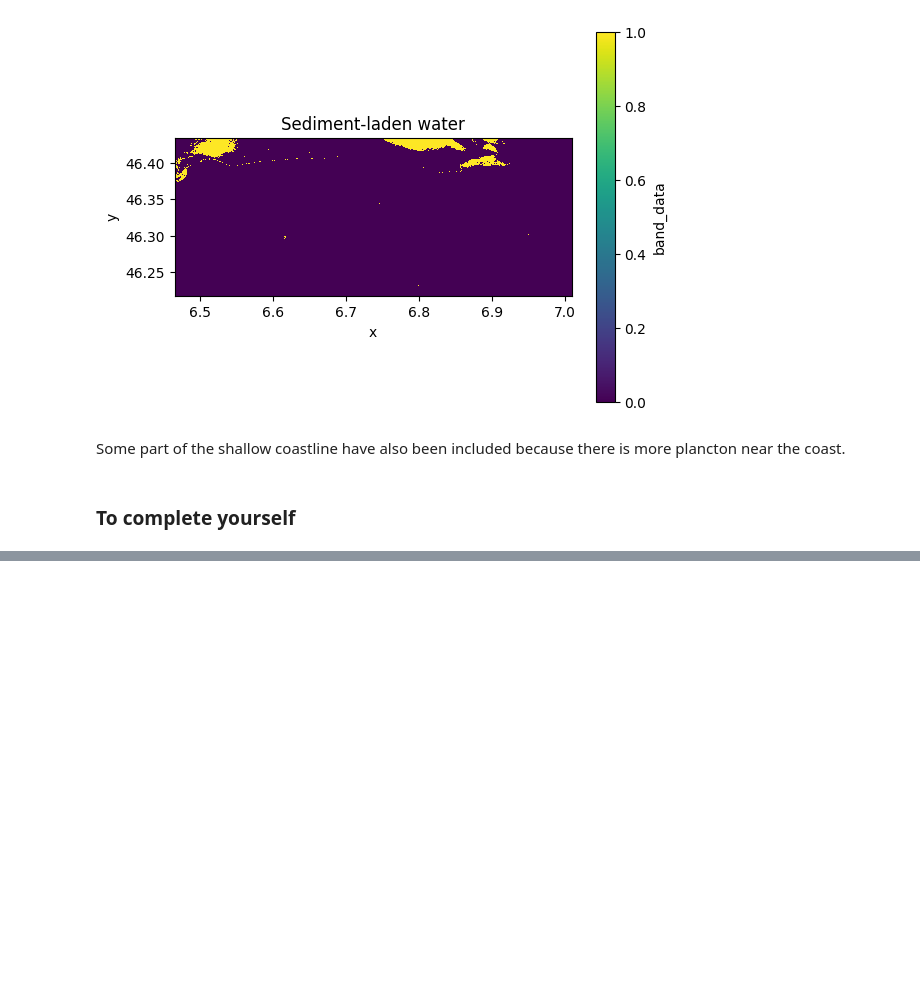
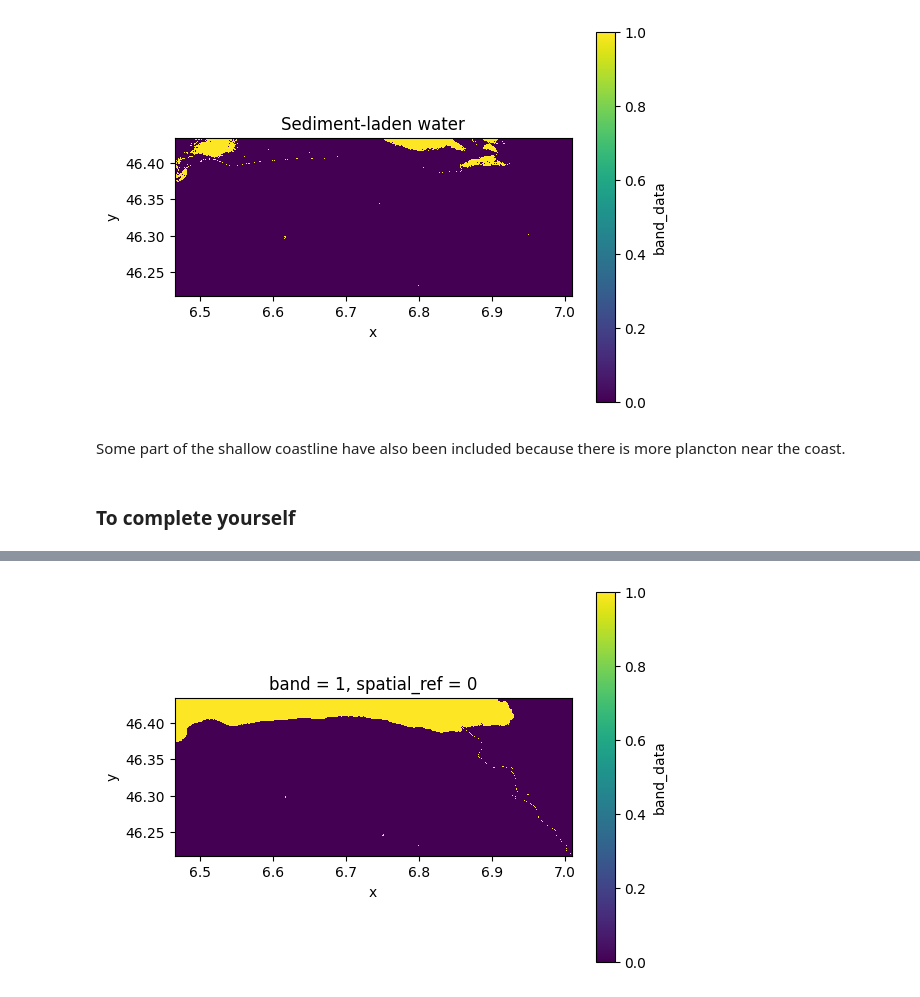
Before and after one commit to LucaSchaerz/REMOTESENSING, a Jupyter notebook: RSES_TP2_notebook.ipynb, the cells around one changed output, grey strips where cells are left out. Cells and saved outputs as stored; diff of their text form; code cells hidden in the pictures; blank space fills up the shorter version.

```diff
--- a/RSES_TP2_notebook.ipynb
+++ b/RSES_TP2_notebook.ipynb
@@ -339,2 +335,11 @@ AttributeError: 'ellipsis' object has no attribute 'plot'
 # %%
 # Display a figure showing all pixels where NDWI is larger than 0.1
+mask = NDWI>0.1
+
+plt.figure()
+plt.clf()
+mask.plot()
+plt.axis('image')
+plt.show()
+# %% [output]
+[figure, added]
```
Also changed, not shown: parts of 5 cells of this notebook.
